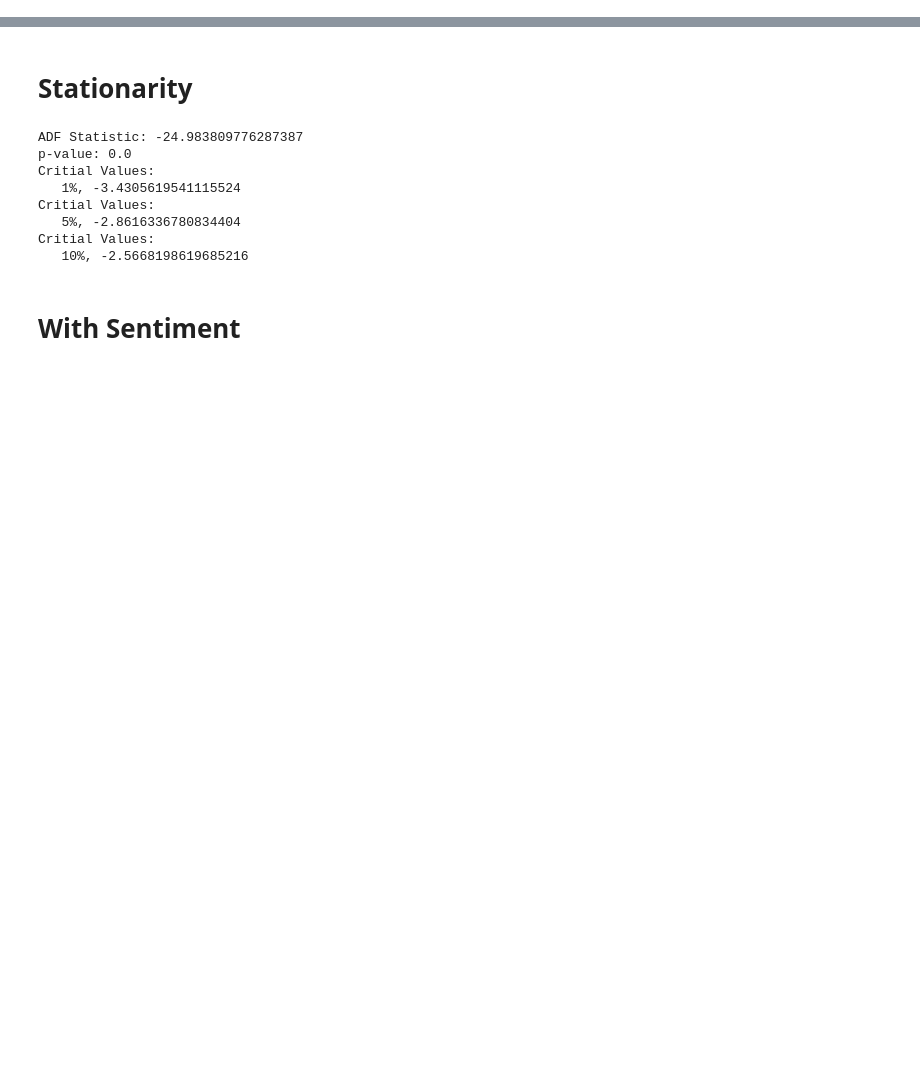
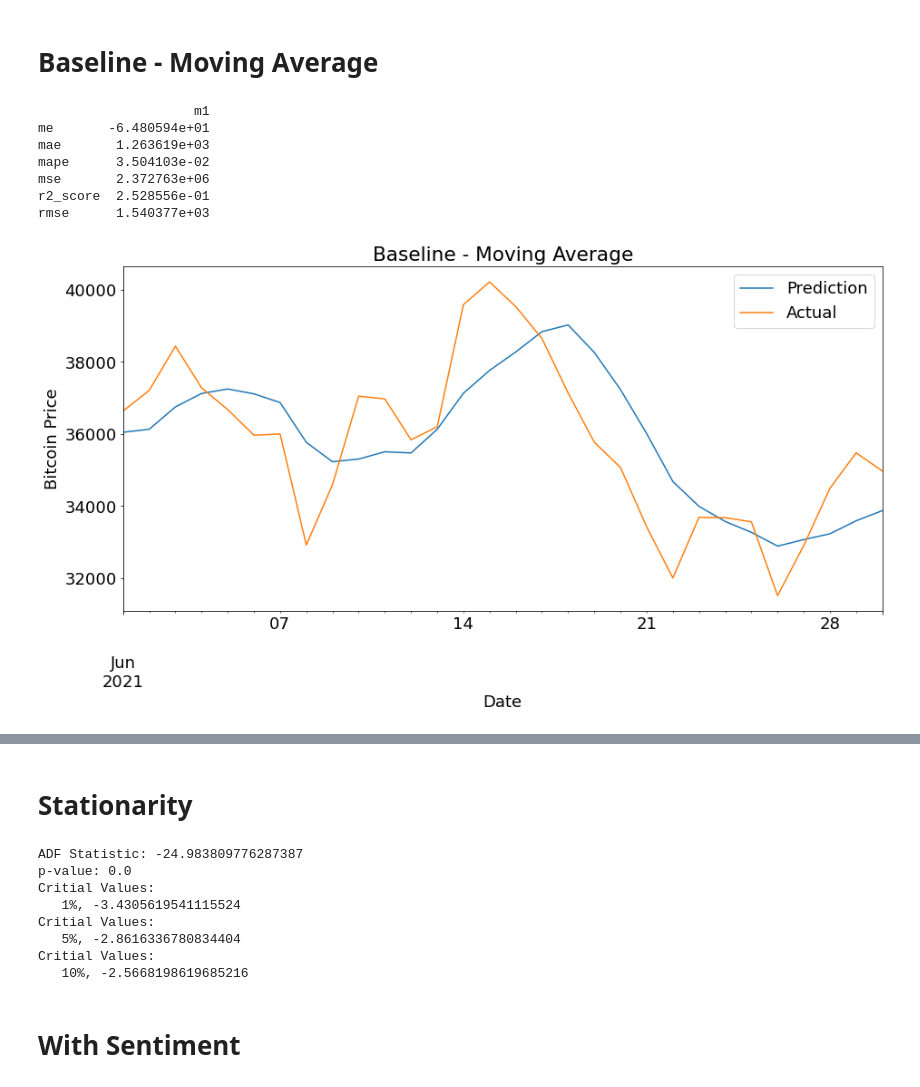
Before and after one commit to VeniJeen/CryptoSent, a Jupyter notebook: Predictions/ML/ml101.ipynb, the cells around one changed output, grey strips where cells are left out. Drawn from its saved outputs; the diff is of its cells as text; code cells hidden in the pictures; blank space fills up the shorter version.

```diff
--- a/Predictions/ML/ml101.ipynb
+++ b/Predictions/ML/ml101.ipynb
@@ -30,7 +30,7 @@ def mean_error(x,Y):
 
 from sklearn.metrics import mean_absolute_error as mae
 from sklearn.metrics import mean_absolute_percentage_error as mape
-from sklearn.metrics import r2_score as r2
+from sklearn.metrics import r2_score
 from sklearn.metrics import mean_squared_error as mse   #squared=False:rmse
 #from sklearn.metrics import mean_squared_log_error as msle      #squared=False:rmsle
 
@@ -46,8 +46,8 @@ from sklearn.ensemble import RandomForestRegressor
 
 import itertools
 
-evaluation_metrics=[mean_error,mae,mape,mse]
-evaluation_metrics_names=['me','mae','mape','mse','rmse',]
+evaluation_metrics=[mean_error,mae,mape,mse,r2_score]
+evaluation_metrics_names=['me','mae','mape','mse','r2_score','rmse']
 def evaluate_pred(x,Y,model_name='m1'):
     scores=[]
     for metric in evaluation_metrics:
@@ -68,5 +68,57 @@ btc['perc']=btc.close.pct_change()
 btc['difference']=btc.close.diff()
 #btc=btc[['close','perc','difference']]
 btc=btc.dropna()
-subs=load_submissions()
+
+
+
+#bc=pd.read_pickle("../Datasets/Main Dataset/bitcoin_comments.pickle")
+subs=pd.read_pickle("../../Datasets/Main Dataset/bitcoin_submissions.pickle")
 subs['volume']=1
+#bc['buy']=bc.body_clean.str.contains('buy',case=False)
+#bc['sell']=bc.body_clean.str.contains('sell',case=False)
+#bc['volume']=1
+
+btc_raw=get_btc_actual_hourly()
+# %% [markdown]
+# Baseline - Moving Average
+# %%
+dstart='2021-06-1'
+dend='2021-06-30'
+rolling_window=5
+resample_period='d'
+feature='close'# close, difference, perc
+
+x=btc_raw[feature].resample(resample_period).mean().rolling(rolling_window,min_periods=1).mean()[dstart:dend]
+Y=btc_raw[feature].resample(resample_period).mean()[dstart:dend]
+print(evaluate_pred(x,Y))
+res=pd.DataFrame([x,Y],index=['Prediction','Actual']).T
+
+
+
+
+plt.rcParams["figure.figsize"] = (15,7)
+plt.rcParams.update({'font.size': 18})
+
+
+res.plot()
+
+plt.axvline(x=0, color='.5')
+#plt.subplots_adjust(left=.3)
+
+
+#plt.xlabel('Date')
+plt.ylabel('Bitcoin Price')
+plt.xlabel('Date')
+plt.title('Baseline - Moving Average')
+#fig.tight_layout()
+plt.savefig('baseline_moving_average.png',bbox_inches='tight')
+plt.show()
+# %% [output]
+                    m1
+me       -6.480594e+01
+mae       1.263619e+03
+mape      3.504103e-02
+mse       2.372763e+06
+r2_score  2.528556e-01
+rmse      1.540377e+03
+[figure, added]
```
Also changed, not shown: parts of 63 cells of this notebook, 6 other files.
